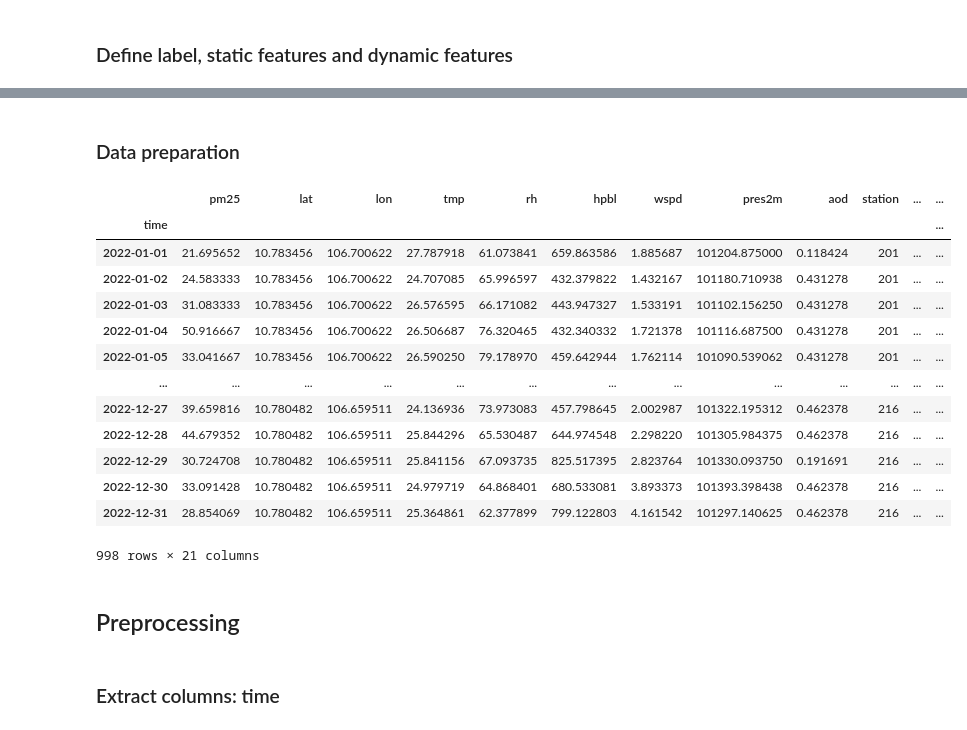
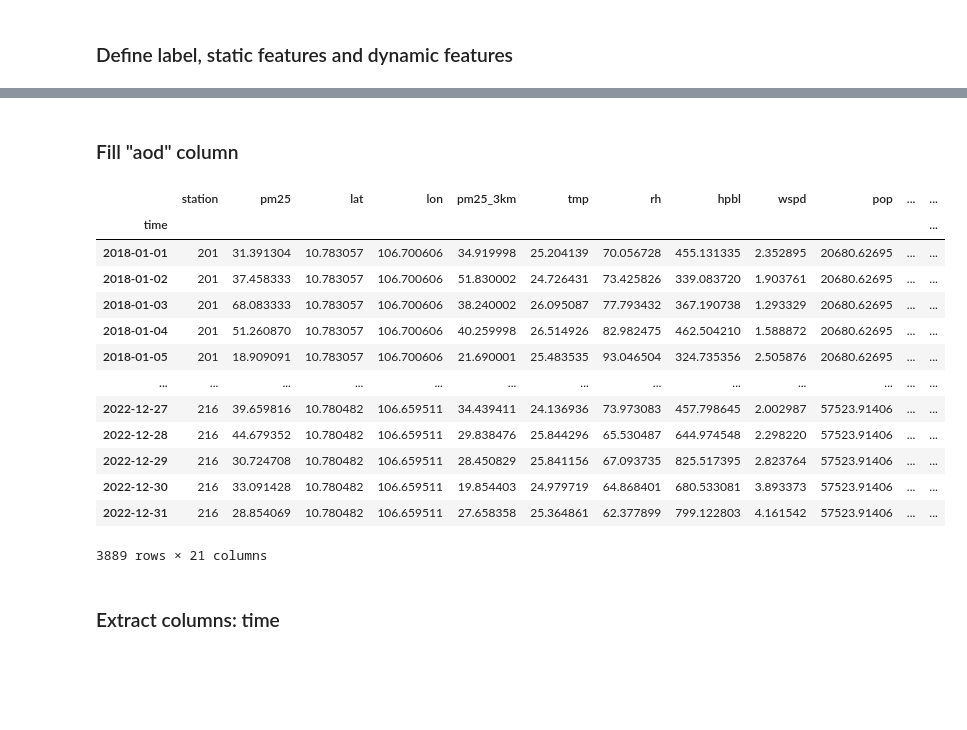
Before and after one commit to tphiepbk/air_quality_index_project, a Jupyter notebook: hiep_matching_data_2022.ipynb, the cells around one changed output, grey strips where cells are left out. Cells and saved outputs as stored; diff of their text form; code cells hidden in the pictures; blank space fills up the shorter version.

Commit message:
Working with AOD 2021 dataset

```diff
--- a/hiep_matching_data_2022.ipynb
+++ b/hiep_matching_data_2022.ipynb
@@ -122,4 +129,6 @@ cleanDir(conf["workspace"]["data_by_station_dir"])
 # %%
-df_aod_raw = pd.read_excel(conf["dataset"]["matchingdata2022"]["file_dir"])
-df_aod_raw
+df_aod_raw_2022 = pd.read_excel(conf["dataset"]["aod2022"]["file_dir"])
+
+print(df_aod_raw_2022.columns)
+df_aod_raw_2022
 # %% [output]
@@ -146,0 +191,5 @@ Index(['time', 'ID', 'pm25', 'lat', 'lon', 'PM25_3km', 'TMP', 'RH', 'HPBL',
+# %%
+df_aod_raw_2021 = pd.read_csv(conf["dataset"]["aod2021"]["file_dir"])
+
+print(df_aod_raw_2021.columns)
+df_aod_raw_2021
@@ -174,4 +309,0 @@ dtype: int64
-# %%
-# The AIMODEL is not necessary for prediction, let's remove it
-df_aod_raw.drop(["PM25_3km", "Name", "ID"], axis=1, inplace=True)
-df_aod_raw
@@ -194,15 +309,0 @@ df_aod_raw
-# %%
-# Convert "time" columns to Pandas datetime
-df_aod_raw = df_aod_raw.assign(time=pd.to_datetime(df_aod_raw["time"]))
-
-# Set "time" column as index
-df_aod_raw.set_index("time", inplace=True)
-
-# Lower case all column names
-df_aod_raw = df_aod_raw.rename(columns={name: name.lower() for name in df_aod_raw.columns})
-
-# Rename oid to station
-df_aod_raw = df_aod_raw.rename(columns={"oid": "station"})
-
-# Print
-df_aod_raw
@@ -240,39 +328,36 @@ aod_all_stations = [201, 214, 215, 216]
-# %% [markdown]
-### Data preparation
+# %% [markdown]
+### Fill "aod" column
 # %%
-all_valid_stations_df = []
-numerical_columns = df_aod_raw.columns[5:]
+all_stations_df = []
 
 for station in aod_all_stations:
-    # Get dataframe of current location i, j
+    # Get dataframe of current station
     df_aod_current_station = df_aod_raw[df_aod_raw["station"] == station]
 
-    # Fill aod column
+    # Fill "aod" column
     df_aod_current_station.loc[:, "aod"] = df_aod_current_station.loc[:, "aod"].fillna(df_aod_current_station.loc[:, "aod"].mean())
 
     # Store file for debugging after filling missing values
     df_aod_current_station.to_csv(f"{conf['workspace']['data_by_station_dir']}/df_aod_{station}.csv", index=True)
 
     # Reappend the location to dataset
-    all_valid_stations_df.append(df_aod_current_station)
+    all_stations_df.append(df_aod_current_station)
 
-# This will group the data by location (i, j) then by date
-df_aod_raw = pd.concat(all_valid_stations_df)
-df_aod_raw
+# Merge all stations
+df_aod = pd.concat(all_stations_df)
+df_aod
 # %% [output]
-|  | pm25 | lat | lon | tmp | rh | hpbl | wspd | pres2m | aod | station | ... | ... |
+|  | station | pm25 | lat | lon | pm25_3km | tmp | rh | hpbl | wspd | pop | ... | ... |
 | time |  |  |  |  |  |  |  |  |  |  |  | ... |
-| 2022-01-01 | 21.695652 | 10.783456 | 106.700622 | 27.787918 | 61.073841 | 659.863586 | 1.885687 | 101204.875000 | 0.118424 | 201 | ... | ... |
-| 2022-01-02 | 24.583333 | 10.783456 | 106.700622 | 24.707085 | 65.996597 | 432.379822 | 1.432167 | 101180.710938 | 0.431278 | 201 | ... | ... |
-| 2022-01-03 | 31.083333 | 10.783456 | 106.700622 | 26.576595 | 66.171082 | 443.947327 | 1.533191 | 101102.156250 | 0.431278 | 201 | ... | ... |
-| 2022-01-04 | 50.916667 | 10.783456 | 106.700622 | 26.506687 | 76.320465 | 432.340332 | 1.721378 | 101116.687500 | 0.431278 | 201 | ... | ... |
-| 2022-01-05 | 33.041667 | 10.783456 | 106.700622 | 26.590250 | 79.178970 | 459.642944 | 1.762114 | 101090.539062 | 0.431278 | 201 | ... | ... |
+| 2018-01-01 | 201 | 31.391304 | 10.783057 | 106.700606 | 34.919998 | 25.204139 | 70.056728 | 455.131335 | 2.352895 | 20680.62695 | ... | ... |
+| 2018-01-02 | 201 | 37.458333 | 10.783057 | 106.700606 | 51.830002 | 24.726431 | 73.425826 | 339.083720 | 1.903761 | 20680.62695 | ... | ... |
+| 2018-01-03 | 201 | 68.083333 | 10.783057 | 106.700606 | 38.240002 | 26.095087 | 77.793432 | 367.190738 | 1.293329 | 20680.62695 | ... | ... |
+| 2018-01-04 | 201 | 51.260870 | 10.783057 | 106.700606 | 40.259998 | 26.514926 | 82.982475 | 462.504210 | 1.588872 | 20680.62695 | ... | ... |
+| 2018-01-05 | 201 | 18.909091 | 10.783057 | 106.700606 | 21.690001 | 25.483535 | 93.046504 | 324.735356 | 2.505876 | 20680.62695 | ... | ... |
 | ... | ... | ... | ... | ... | ... | ... | ... | ... | ... | ... | ... | ... |
-| 2022-12-27 | 39.659816 | 10.780482 | 106.659511 | 24.136936 | 73.973083 | 457.798645 | 2.002987 | 101322.195312 | 0.462378 | 216 | ... | ... |
-| 2022-12-28 | 44.679352 | 10.780482 | 106.659511 | 25.844296 | 65.530487 | 644.974548 | 2.298220 | 101305.984375 | 0.462378 | 216 | ... | ... |
-| 2022-12-29 | 30.724708 | 10.780482 | 106.659511 | 25.841156 | 67.093735 | 825.517395 | 2.823764 | 101330.093750 | 0.191691 | 216 | ... | ... |
-| 2022-12-30 | 33.091428 | 10.780482 | 106.659511 | 24.979719 | 64.868401 | 680.533081 | 3.893373 | 101393.398438 | 0.462378 | 216 | ... | ... |
-| 2022-12-31 | 28.854069 | 10.780482 | 106.659511 | 25.364861 | 62.377899 | 799.122803 | 4.161542 | 101297.140625 | 0.462378 | 216 | ... | ... |
+| 2022-12-27 | 216 | 39.659816 | 10.780482 | 106.659511 | 34.439411 | 24.136936 | 73.973083 | 457.798645 | 2.002987 | 57523.91406 | ... | ... |
+| 2022-12-28 | 216 | 44.679352 | 10.780482 | 106.659511 | 29.838476 | 25.844296 | 65.530487 | 644.974548 | 2.298220 | 57523.91406 | ... | ... |
+| 2022-12-29 | 216 | 30.724708 | 10.780482 | 106.659511 | 28.450829 | 25.841156 | 67.093735 | 825.517395 | 2.823764 | 57523.91406 | ... | ... |
+| 2022-12-30 | 216 | 33.091428 | 10.780482 | 106.659511 | 19.854403 | 24.979719 | 64.868401 | 680.533081 | 3.893373 | 57523.91406 | ... | ... |
+| 2022-12-31 | 216 | 28.854069 | 10.780482 | 106.659511 | 27.658358 | 25.364861 | 62.377899 | 799.122803 | 4.161542 | 57523.91406 | ... | ... |
-998 rows × 21 columns
+3889 rows × 21 columns
-# %% [markdown]
-## Preprocessing
```
Also changed, not shown: parts of 41 cells of this notebook.
